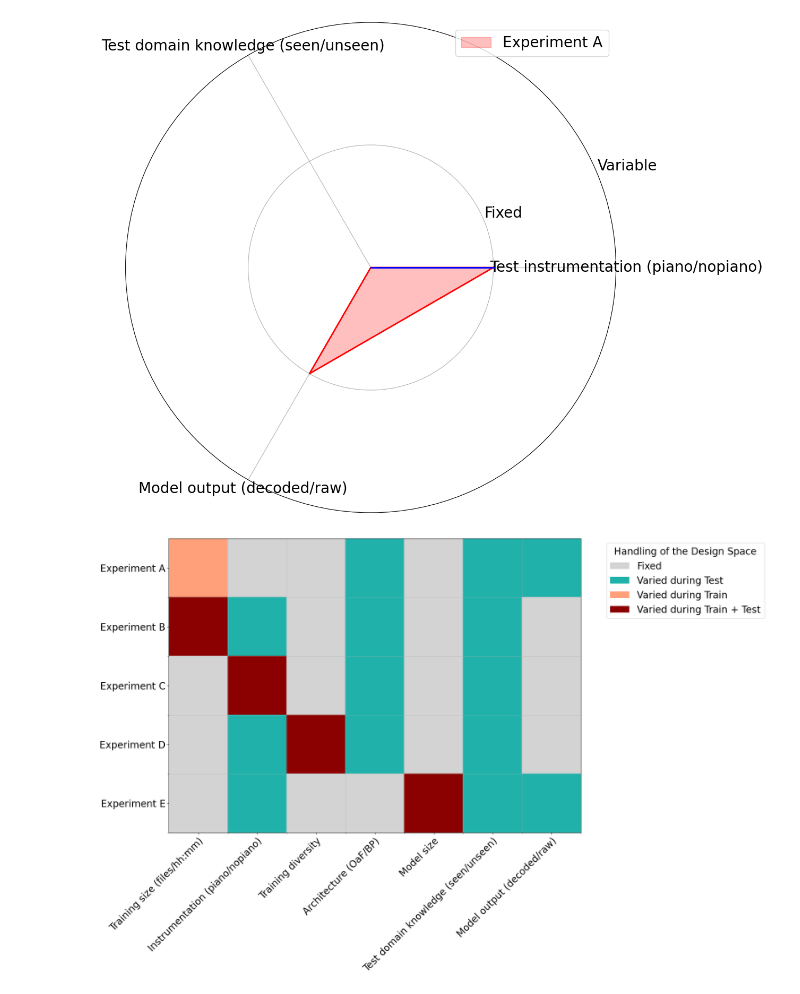
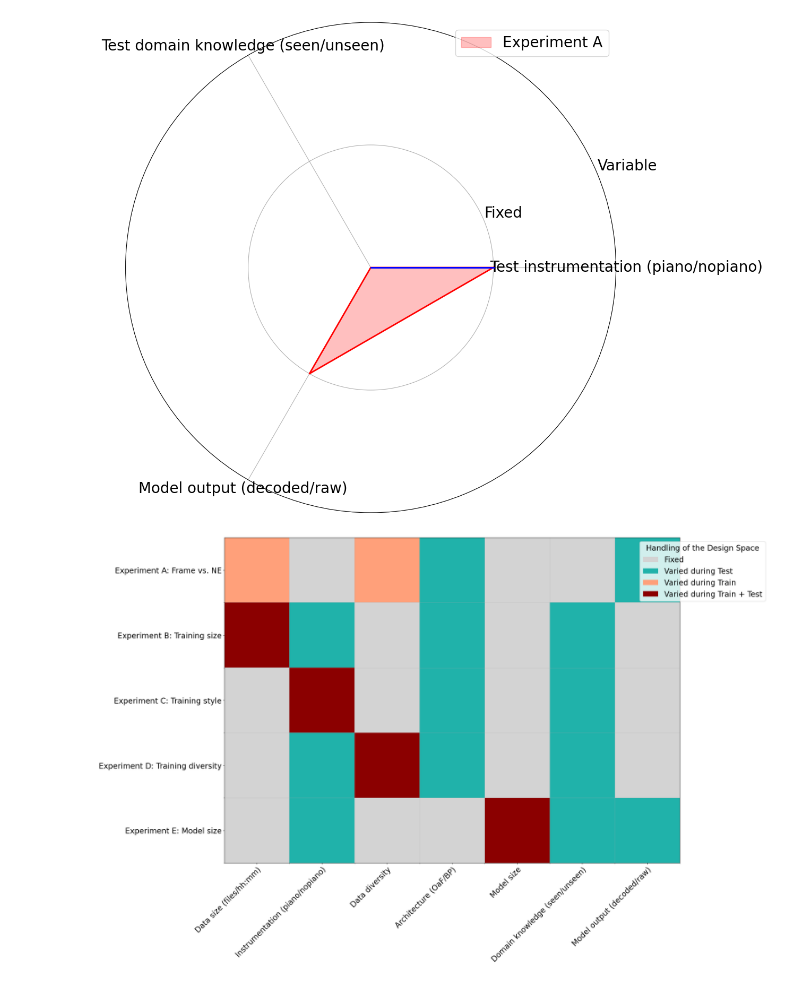
Before and after one commit to marc-philipp-knechtle/amt-eval, a Jupyter notebook: ipynb-viz/experiments/experimental-design-space.ipynb, the cells around one changed output. Cells and saved outputs as stored; diff of their text form; code cells hidden in the pictures.

Commit message:
fix new types of experimental deisgn

```diff
--- a/ipynb-viz/experiments/experimental-design-space.ipynb
+++ b/ipynb-viz/experiments/experimental-design-space.ipynb
@@ -143,17 +143,17 @@ import matplotlib
 matplotlib.rcParams.update({'font.size': 20})
 
 # Define data: 5 items × 10 categories with 4 categorical values (A, B, C, D)
-categories = ['Training size (files/hh:mm)', 'Instrumentation (piano/nopiano)', 'Training diversity',
-              'Architecture (OaF/BP)', 'Model size', 'Test domain knowledge (seen/unseen)',
+categories = ['Data size (files/hh:mm)', 'Instrumentation (piano/nopiano)', 'Data diversity',
+              'Architecture (OaF/BP)', 'Model size', 'Domain knowledge (seen/unseen)',
               'Model output (decoded/raw)']
-items = ['Experiment A', 'Experiment B', 'Experiment C', 'Experiment D', 'Experiment E']
+items = ['Experiment A: Frame vs. NE', 'Experiment B: Training size', 'Experiment C: Training style', 'Experiment D: Training diversity', 'Experiment E: Model size']
 category_values = ['Fixed', 'Varied during Test', 'Varied during Train', 'Varied during Train + Test']  # Categorical values
 
 # Generate example categorical data
 # np.random.seed(42)
 # data_labels = np.random.choice(category_values, size=(1, 7))
 
-data_numeric = [[2, 0, 0, 1, 0, 1, 1], # Experiment A: Comparing Frame output against Note events
+data_numeric = [[2, 0, 2, 1, 0, 0, 1], # Experiment A: Comparing Frame output against Note events
                 # Training size: Training, because we have different sizes in OaF vs BP baseline models
                 # Architecture: Test, because we compare the two against each other
                 # Test domain know: Test, because two different evals
@@ -183,36 +183,37 @@ colors = ['lightgrey', '#20B2AA', 'lightsalmon', 'darkred']
 cmap = ListedColormap(colors)
 
 # Create the heatmap
-fig, ax = plt.subplots(figsize=(20, 20))
+fig, ax = plt.subplots(figsize=(25, 20))
 im = ax.imshow(data_numeric, cmap=cmap)
 
 # Set axis labels (this is necessary that the labels are on the correct positions
 ax.set_xticks(np.arange(len(categories)))
 ax.set_yticks(np.arange(len(items)))
 # ax.grid(True, which='major', linestyle='-', linewidth='0.5')
 # set shifted gridlabel annotations
 ax.set_xticks(np.arange(len(categories)) + 0.5, minor=True)  # Shift x grid by 0.5
 ax.set_yticks(np.arange(len(items)) + 0.5, minor=True)  # Shift y grid by 0.1
 ax.grid(True, which='minor', linestyle='-', alpha=0.5)
 ax.set_xticklabels(categories)
 ax.set_yticklabels(items)
 
 # Rotate category labels for readability
 plt.setp(ax.get_xticklabels(), rotation=45, ha="right", rotation_mode="anchor")
 
 # Annotate each cell with the actual category label (A, B, C, D)
 # for i in range(len(items)):
 #     for j in range(len(categories)):
 #         ax.text(j, i, data_labels[i, j], ha="center", va="center", color="black")
 
 # Add a legend
 from matplotlib.patches import Patch
 
 legend_elements = [Patch(facecolor=colors[i], label=category_values[i]) for i in range(len(category_values))]
-ax.legend(handles=legend_elements, title="Handling of the Design Space", bbox_to_anchor=(1.05, 1), loc='upper left')
+# previous loc was upper right
+ax.legend(handles=legend_elements, title="Handling of the Design Space", bbox_to_anchor=(1.05, 1), loc='upper center')
 
 # ax.set_title("Categorical Heatmap (4 Categories)")
 plt.tight_layout()
 plt.show()
 # %% [output]
-[figure, old version]
+[figure, new version]
```
